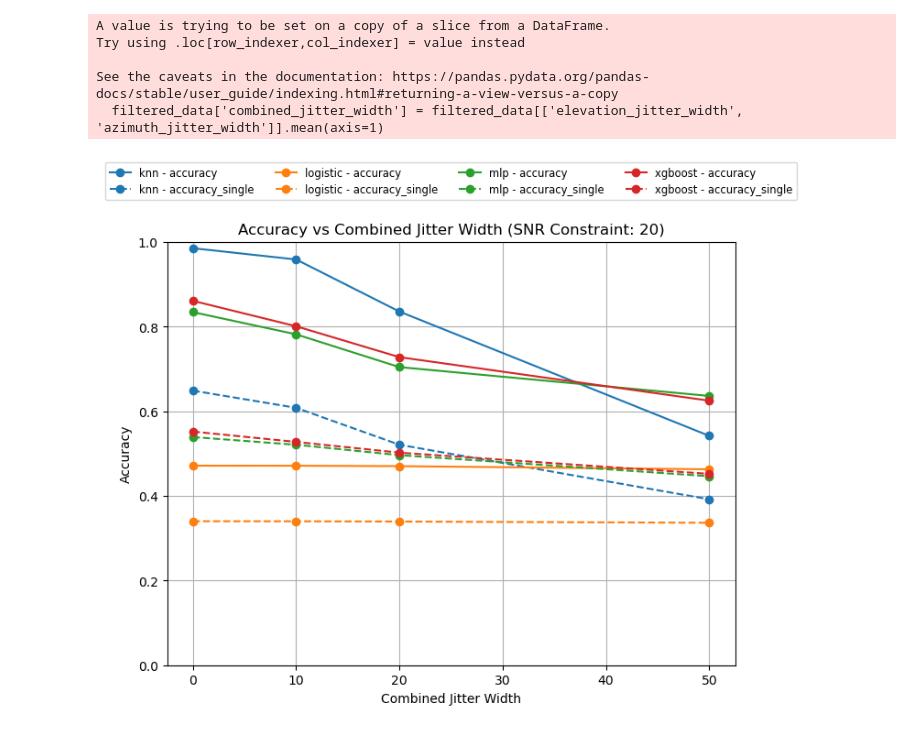
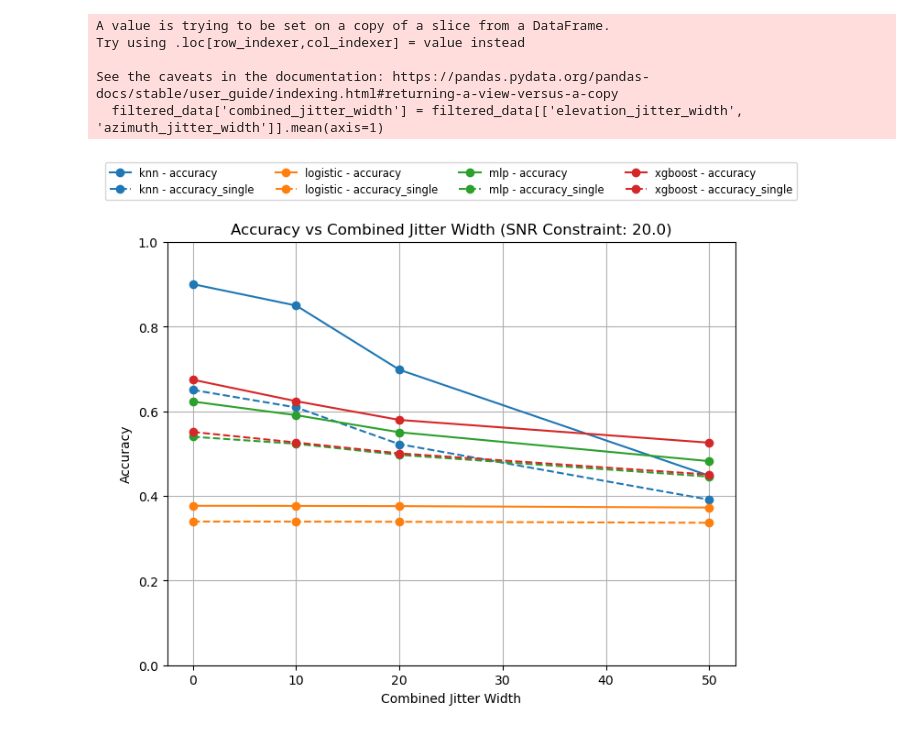
Before and after one commit to mlpotter/RCS_ATR, a Jupyter notebook: Visualize Results.ipynb, the cells around one changed output. Saved outputs shown, nothing was run; the diff lists cells and outputs as text; code cells hidden in the pictures.

```diff
--- a/Visualize Results.ipynb
+++ b/Visualize Results.ipynb
@@ -7,6 +9,7 @@ import os
 # %%
-filepath = "results/radar_target_recognition_snr_with_jitter.csv"
+filepath = os.path.join("results","radar_target_recognition_snr_with_jitter.csv")
 
 df = pd.read_csv(filepath)
+print(df.head().to_string())
 df.head()
 # %% [output]
@@ -29,13 +229,15 @@ group
 # %%
 import pandas as pd
 import matplotlib.pyplot as plt
+import matplotlib
+matplotlib.rcParams.update(matplotlib.rcParamsDefault)
 
 # Assuming 'df' is your DataFrame containing the data
 
 # Filtering the DataFrame based on the given conditions
 filtered_data = df[
     (df['n_radars'] == 20) &
-    (df['fusion_method'] == 'fusion') &
+    (df['fusion_method'] == 'max') &
     (df['noise_method'] == 'random') &
     (df['color'] == 'color') &
     (df['num_points'] == 10000)
@@ -62,31 +264,31 @@ for snr_value in unique_snr_values:
     plt.figure(figsize=(8, 6))
 
     for model in models:
         model_data = snr_filtered_data[snr_filtered_data['model_choice'] == model]
         color = model_color_dict[model]  # Get the color for the current model
 
         plt.plot(model_data['combined_jitter_width'], model_data['accuracy'], marker='o', linestyle='-', label=f'{model} - accuracy', color=color)
 
         # Overlay single accuracy onto the plot
         plt.plot(model_data['combined_jitter_width'], model_data['accuracy_single'], marker='o', linestyle='--', label=f'{model} - accuracy_single', color=color)
 
     plt.xlabel('Combined Jitter Width')
     plt.ylabel('Accuracy')
     plt.title(f'Accuracy vs Combined Jitter Width (SNR Constraint: {snr_value})')
 
     handles, labels = plt.gca().get_legend_handles_labels()
     by_label = dict(zip(labels, handles))
 
     # Create a single legend for all plots with consistent colors for each model
     plt.legend(by_label.values(), by_label.keys(), loc='upper center', bbox_to_anchor=(0.5, 1.2), ncol=len(models), fontsize='small')
 
     plt.grid(True)
     plt.ylim([0, 1])
     plt.show()
 # %% [output]
 A value is trying to be set on a copy of a slice from a DataFrame.
 Try using .loc[row_indexer,col_indexer] = value instead
 
 See the caveats in the documentation: https://pandas.pydata.org/pandas-docs/stable/user_guide/indexing.html#returning-a-view-versus-a-copy
   filtered_data['combined_jitter_width'] = filtered_data[['elevation_jitter_width', 'azimuth_jitter_width']].mean(axis=1)
-[figure, old version]
+[figure, new version]
```
Also changed, not shown: parts of 11 cells of this notebook, 4 other files.
